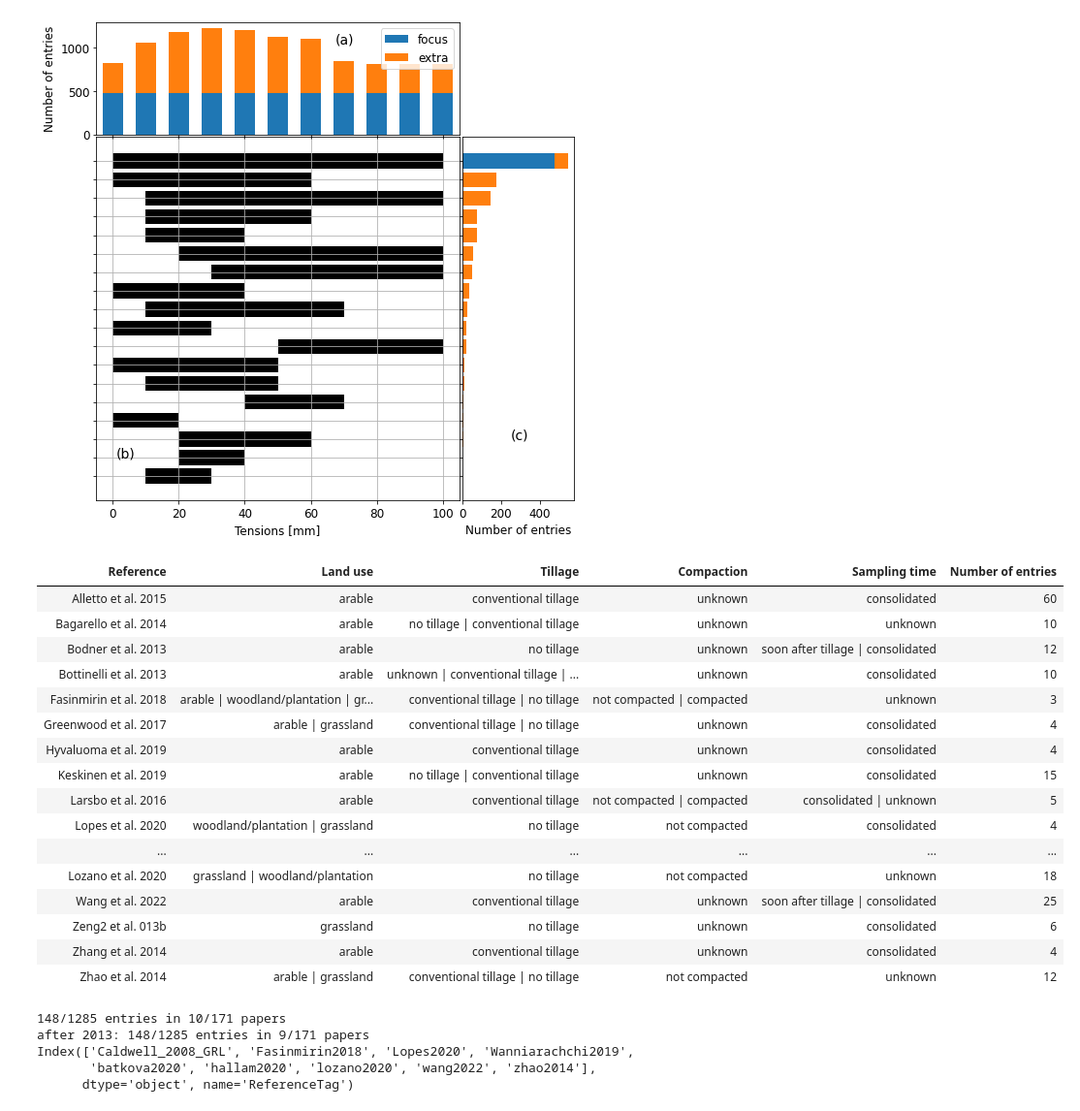
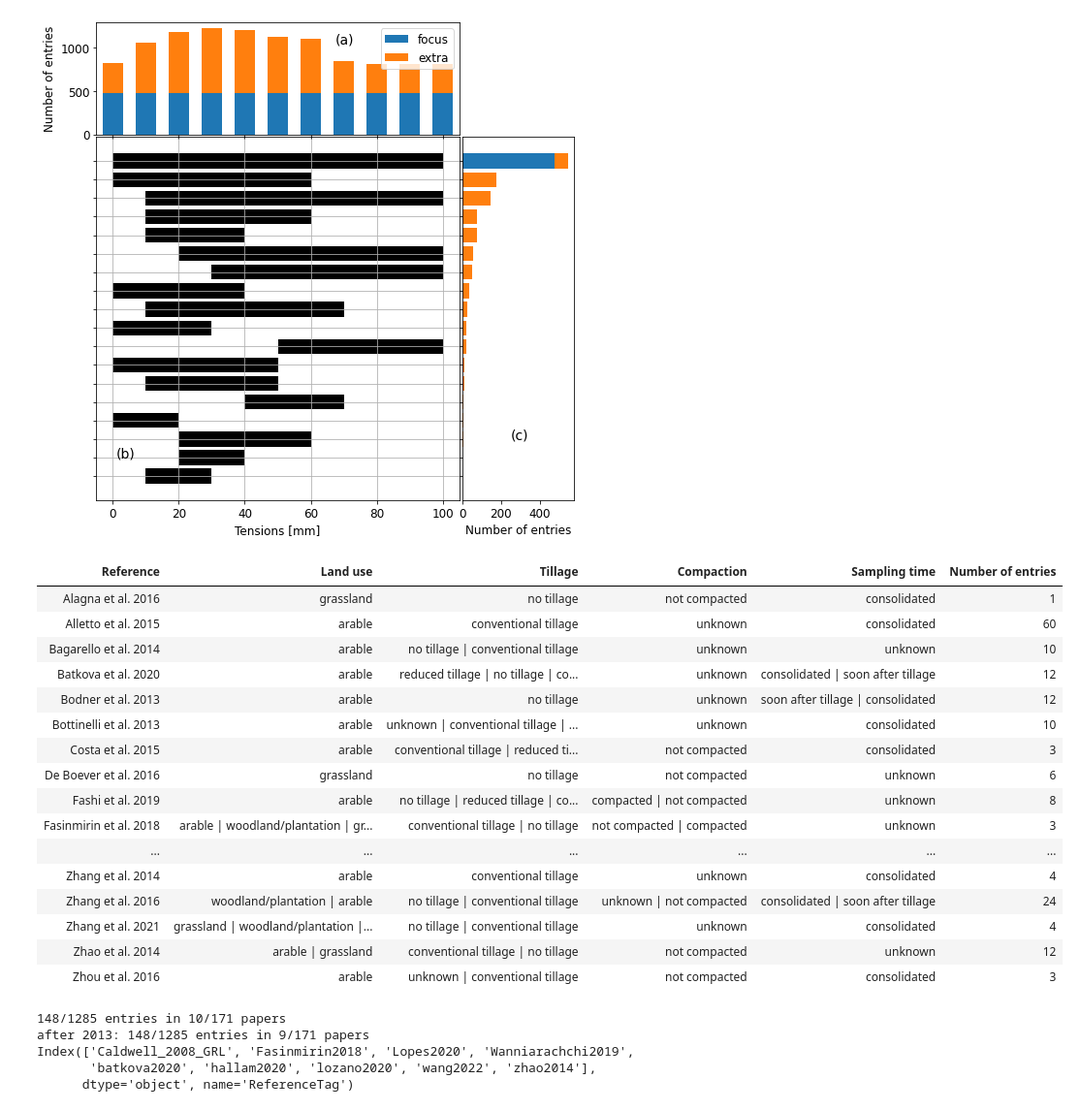
Before and after one commit to climasoma/otim-db, a Jupyter notebook: notebooks/otimdb-eda.ipynb, the cells around one changed output. Shown at 97% size. Cells and saved outputs as stored; diff of their text form; code cells hidden in the pictures.

Commit message:
update table

```diff
--- a/notebooks/otimdb-eda.ipynb
+++ b/notebooks/otimdb-eda.ipynb
@@ -420,43 +420,45 @@ fig.savefig(outputdir + 'range-tension.jpg', dpi=500)
 # %%
 # new entries as in table
 cols = ['LanduseClass', 'TillageClass', 'CompactionClass', 'SamplingTimeClass']
 inew = dfm['ReferenceYear'].ge(2013) & dfm['ReferenceTag'].apply(lambda x: len(x.split('_')) < 3).astype(bool)
 def concat(x):
     return ' | '.join(x.unique())
 dico = dict(zip(cols, [concat]*len(cols)))
 dico.update({'RefID': 'count'})
 df = dfm[inew].groupby('ReferenceTag').agg(dico).reset_index()
 df = df.rename(columns={
     'ReferenceTag': 'Reference',
     'RefID': 'Number of entries',
     'LanduseClass': 'Land use',
     'TillageClass': 'Tillage',
     'CompactionClass': 'Compaction',
     'SamplingTimeClass': 'Sampling time'})
 def formatref(x):
     return x[:-4].capitalize() + ' et al. ' + x[-4:]
 df['Reference'] = df['Reference'].apply(formatref).replace({
-    'Deboever et al. 2016': 'De Boever et al. 2016'
+    'Deboever et al. 2016': 'De Boever et al. 2016',
+    'Beiblei et al. 2016': 'Zhou et al. 2016',
+    'Zeng2 et al. 013b': 'Zeng et al. 2013b',
 })
-df.style.hide_index()
+df.sort_values('Reference').style.hide_index()
 # %% [output]
 | Reference | Land use | Tillage | Compaction | Sampling time | Number of entries |
+| Alagna et al. 2016 | grassland | no tillage | not compacted | consolidated | 1 |
 | Alletto et al. 2015 | arable | conventional tillage | unknown | consolidated | 60 |
 | Bagarello et al. 2014 | arable | no tillage | conventional tillage | unknown | unknown | 10 |
+| Batkova et al. 2020 | arable | reduced tillage | no tillage | co... | unknown | consolidated | soon after tillage | 12 |
 | Bodner et al. 2013 | arable | no tillage | unknown | soon after tillage | consolidated | 12 |
 | Bottinelli et al. 2013 | arable | unknown | conventional tillage | ... | unknown | consolidated | 10 |
+| Costa et al. 2015 | arable | conventional tillage | reduced ti... | not compacted | consolidated | 3 |
+| De Boever et al. 2016 | grassland | no tillage | not compacted | unknown | 6 |
+| Fashi et al. 2019 | arable | no tillage | reduced tillage | co... | compacted | not compacted | unknown | 8 |
 | Fasinmirin et al. 2018 | arable | woodland/plantation | gr... | conventional tillage | no tillage | not compacted | compacted | unknown | 3 |
-| Greenwood et al. 2017 | arable | grassland | conventional tillage | no tillage | unknown | consolidated | 4 |
-| Hyvaluoma et al. 2019 | arable | conventional tillage | unknown | consolidated | 4 |
-| Keskinen et al. 2019 | arable | no tillage | conventional tillage | unknown | consolidated | 15 |
-| Larsbo et al. 2016 | arable | conventional tillage | not compacted | compacted | consolidated | unknown | 5 |
-| Lopes et al. 2020 | woodland/plantation | grassland | no tillage | not compacted | consolidated | 4 |
 | ... | ... | ... | ... | ... | ... |
-| Lozano et al. 2020 | grassland | woodland/plantation | no tillage | not compacted | unknown | 18 |
-| Wang et al. 2022 | arable | conventional tillage | unknown | soon after tillage | consolidated | 25 |
-| Zeng2 et al. 013b | grassland | no tillage | unknown | consolidated | 6 |
 | Zhang et al. 2014 | arable | conventional tillage | unknown | consolidated | 4 |
+| Zhang et al. 2016 | woodland/plantation | arable | no tillage | conventional tillage | unknown | not compacted | consolidated | soon after tillage | 24 |
+| Zhang et al. 2021 | grassland | woodland/plantation |... | no tillage | conventional tillage | unknown | consolidated | 4 |
 | Zhao et al. 2014 | arable | grassland | conventional tillage | no tillage | not compacted | unknown | 12 |
+| Zhou et al. 2016 | arable | unknown | conventional tillage | not compacted | consolidated | 3 |
 # %%
 # how many mini-disk entries -> not so many
 a = (dfm['Diameter'].eq(4.5) | dfm['Diameter'].eq(4.45)).sum()
```
Also changed, not shown: 2 other files.
